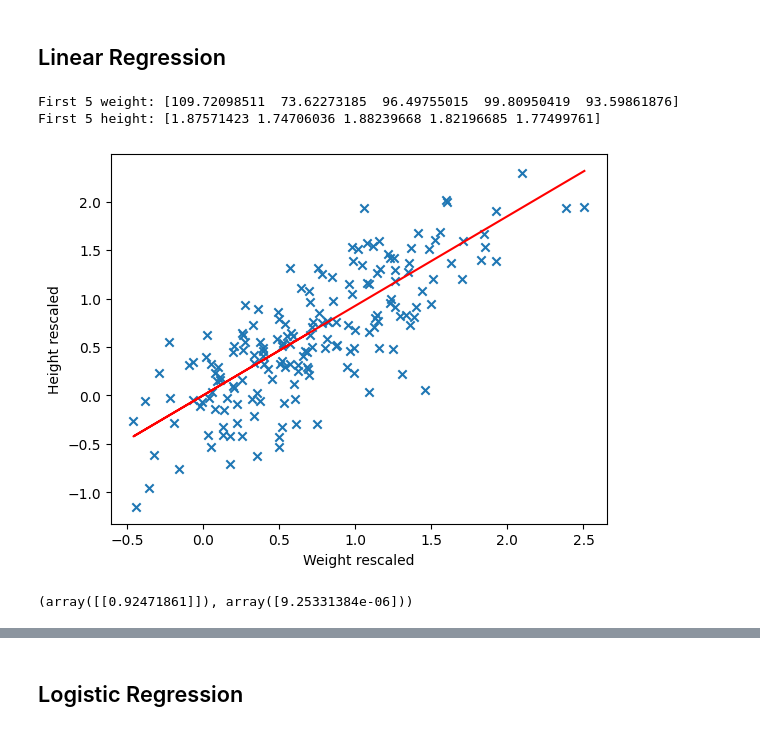
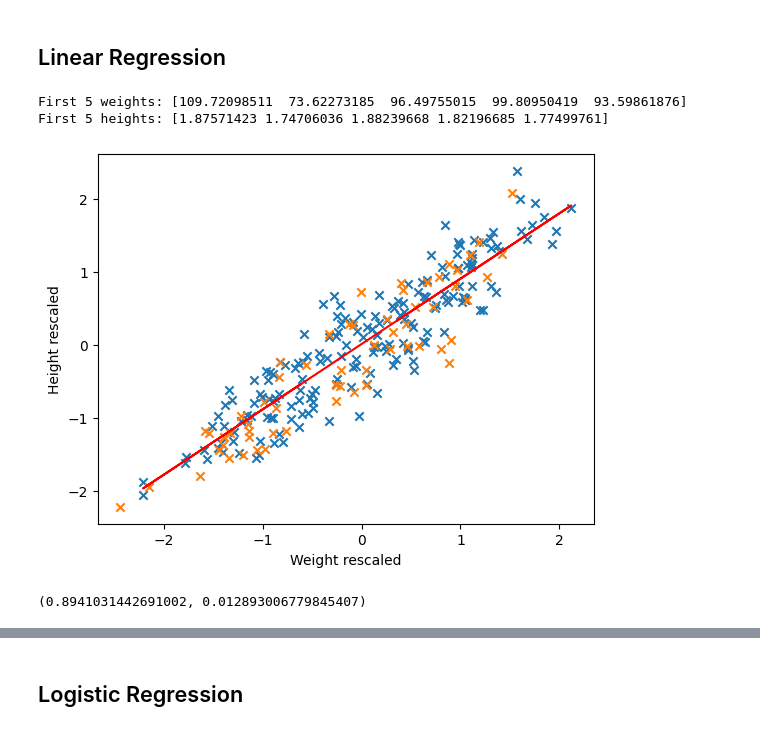
Before and after one commit to alucantonio/data_science, a Jupyter notebook: basicml.ipynb, the cells around one changed output, grey strips where cells are left out. Drawn from its saved outputs; the diff is of its cells as text; code cells hidden in the pictures.

Commit message:
Improved linear regression notebook.

```diff
--- a/basicml.ipynb
+++ b/basicml.ipynb
@@ -11,10 +14,10 @@ import matplotlib.pyplot as plt
 # load dataset
 X = np.loadtxt("data/linear_regression/weight.csv", delimiter=",")
 y = np.loadtxt("data/linear_regression/height.csv", delimiter=",")
-print(f"First 5 weight: {X[:5]}")
-print(f"First 5 height: {y[:5]}")
+print(f"First 5 weights: {X[:5]}")
+print(f"First 5 heights: {y[:5]}")
 # %% [output]
-First 5 weight: [109.72098511  73.62273185  96.49755015  99.80950419  93.59861876]
-First 5 height: [1.87571423 1.74706036 1.88239668 1.82196685 1.77499761]
+First 5 weights: [109.72098511  73.62273185  96.49755015  99.80950419  93.59861876]
+First 5 heights: [1.87571423 1.74706036 1.88239668 1.82196685 1.77499761]
 # %%
 class LinearRegression:
@@ -43,25 +81,39 @@ class LinearRegression:
         return product
+# %%
+# shuffling the dataset
+np.random.seed(42)
+data = np.c_[X,y]
+np.random.shuffle(data)
+X_shuffled, y_shuffled = data[:,0], data[:,1]
 # %%
 #standardization of the dataset
-mean_weight = np.mean(X)
-std_weight = np.std(X)
-mean_height = np.mean(y)
-std_height = np.std(y)
-X_norm = (X-mean_weight)/std_weight
-y_norm = (y-mean_height)/std_height
+mean_weight = np.mean(X_shuffled)
+std_weight = np.std(X_shuffled)
+mean_height = np.mean(y_shuffled)
+std_height = np.std(y_shuffled)
+X_norm = (X_shuffled-mean_weight)/std_weight
+y_norm = (y_shuffled-mean_height)/std_height
+# %%
+# train-test splitting
+X_train=X_norm[:180]
+X_test=X_norm[180:240]
+y_train=y_norm[:180]
+y_test=y_norm[180:240]
 # %%
-weight_0 = np.random.normal(-1,1,(1,1))
-intercept_0 = np.random.rand(1)
+#slope_0 = np.random.normal(-1,1,(1,1))
+slope_0 = np.random.normal(-1,1)
+intercept_0 = np.random.rand(1)[0]
 
-reg = LinearRegression(weight_0, intercept_0)
-params = reg.fit(X_norm,y_norm, 0.1)
-plt.scatter(X_norm[:180],y_norm[:180], marker="x")
-pred = np.matmul(np.array(X_norm[:180]).reshape(-1,1),params[0])+params[1]
-plt.plot(X_norm[:180],pred,'r')
+lr = LinearRegression(slope_0, intercept_0)
+params = lr.fit(X_train,y_train, 0.1,50)
+plt.scatter(X_train,y_train, marker="x")
+pred = lr.predict(X_train)
+plt.plot(X_train,pred,'r')
+plt.scatter(X_test, y_test, marker="x")
 plt.xlabel("Weight rescaled")
 plt.ylabel("Height rescaled")
 plt.show()
 print(params)
 # %% [output]
-[figure, old version]
+[figure, new version]
-(array([[0.92471861]]), array([9.25331384e-06]))
+(0.8941031442691002, 0.012893006779845407)
```
Also changed, not shown: parts of 5 cells of this notebook.
